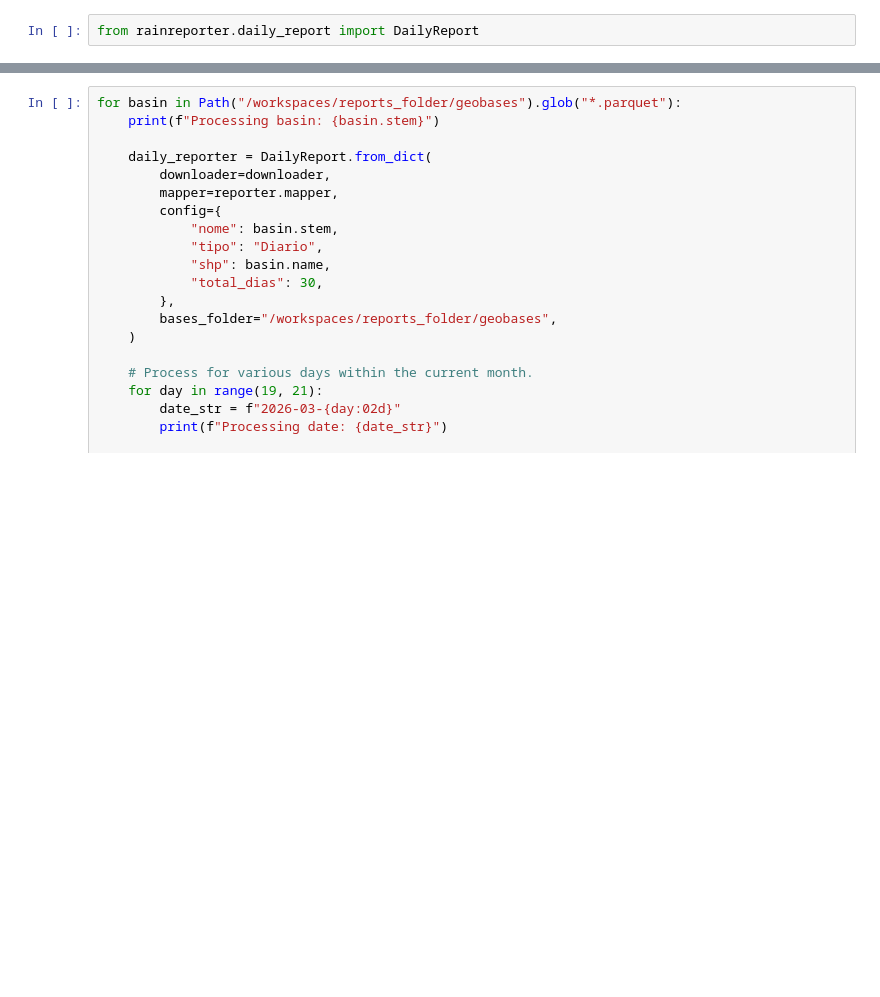
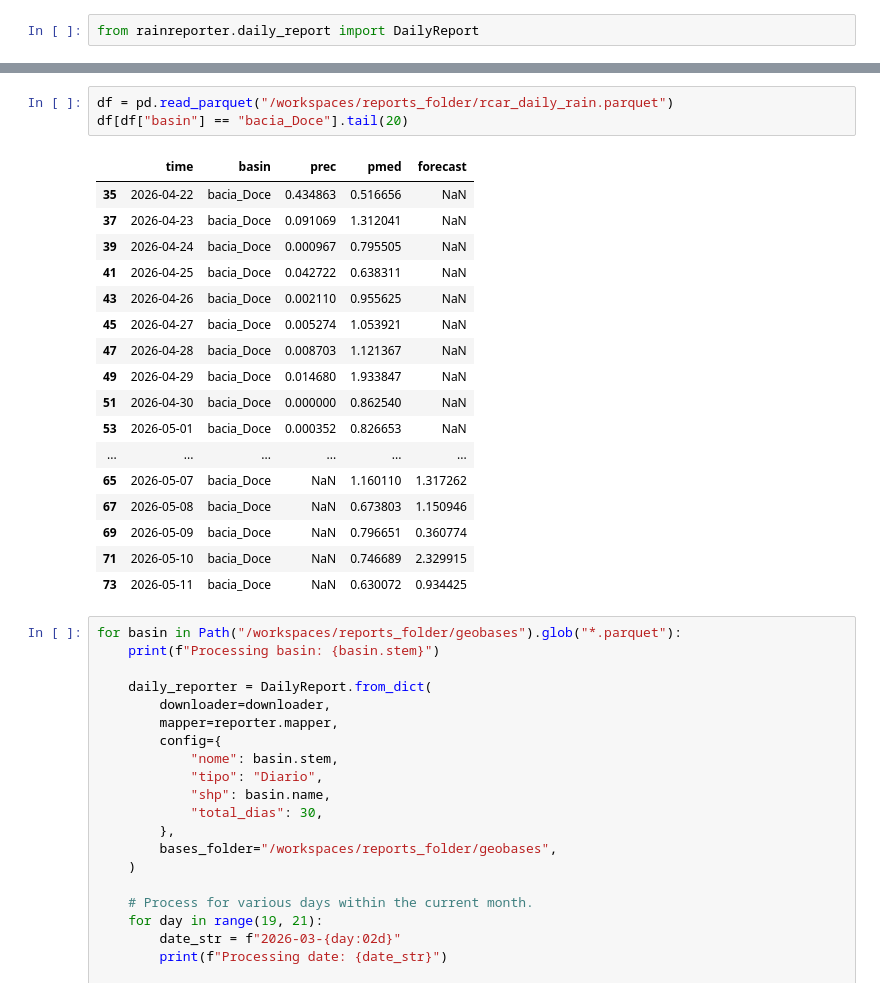
Before and after one commit to cordmaur/RainReporter, a Jupyter notebook: nbs/05-Reporter-V2.ipynb, the cells around one changed output, grey strips where cells are left out. Drawn from its saved outputs; the diff is of its cells as text; blank space fills up the shorter version.

```diff
--- a/nbs/05-Reporter-V2.ipynb
+++ b/nbs/05-Reporter-V2.ipynb
@@ -61,3 +96,24 @@ daily_reporter = DailyReport.from_dict(
+# %%
+df = pd.read_parquet("/workspaces/reports_folder/rcar_daily_rain.parquet")
+df[df["basin"] == "bacia_Doce"].tail(20)
+# %% [output]
+|  | time | basin | prec | pmed | forecast |
+| 35 | 2026-04-22 | bacia_Doce | 0.434863 | 0.516656 | NaN |
+| 37 | 2026-04-23 | bacia_Doce | 0.091069 | 1.312041 | NaN |
+| 39 | 2026-04-24 | bacia_Doce | 0.000967 | 0.795505 | NaN |
+| 41 | 2026-04-25 | bacia_Doce | 0.042722 | 0.638311 | NaN |
+| 43 | 2026-04-26 | bacia_Doce | 0.002110 | 0.955625 | NaN |
+| 45 | 2026-04-27 | bacia_Doce | 0.005274 | 1.053921 | NaN |
+| 47 | 2026-04-28 | bacia_Doce | 0.008703 | 1.121367 | NaN |
+| 49 | 2026-04-29 | bacia_Doce | 0.014680 | 1.933847 | NaN |
+| 51 | 2026-04-30 | bacia_Doce | 0.000000 | 0.862540 | NaN |
+| 53 | 2026-05-01 | bacia_Doce | 0.000352 | 0.826653 | NaN |
+| ... | ... | ... | ... | ... | ... |
+| 65 | 2026-05-07 | bacia_Doce | NaN | 1.160110 | 1.317262 |
+| 67 | 2026-05-08 | bacia_Doce | NaN | 0.673803 | 1.150946 |
+| 69 | 2026-05-09 | bacia_Doce | NaN | 0.796651 | 0.360774 |
+| 71 | 2026-05-10 | bacia_Doce | NaN | 0.746689 | 2.329915 |
+| 73 | 2026-05-11 | bacia_Doce | NaN | 0.630072 | 0.934425 |
 # %%
 for basin in Path("/workspaces/reports_folder/geobases").glob("*.parquet"):
     print(f"Processing basin: {basin.stem}")
```
Also changed, not shown: parts of 5 cells of this notebook, 1 other file.
